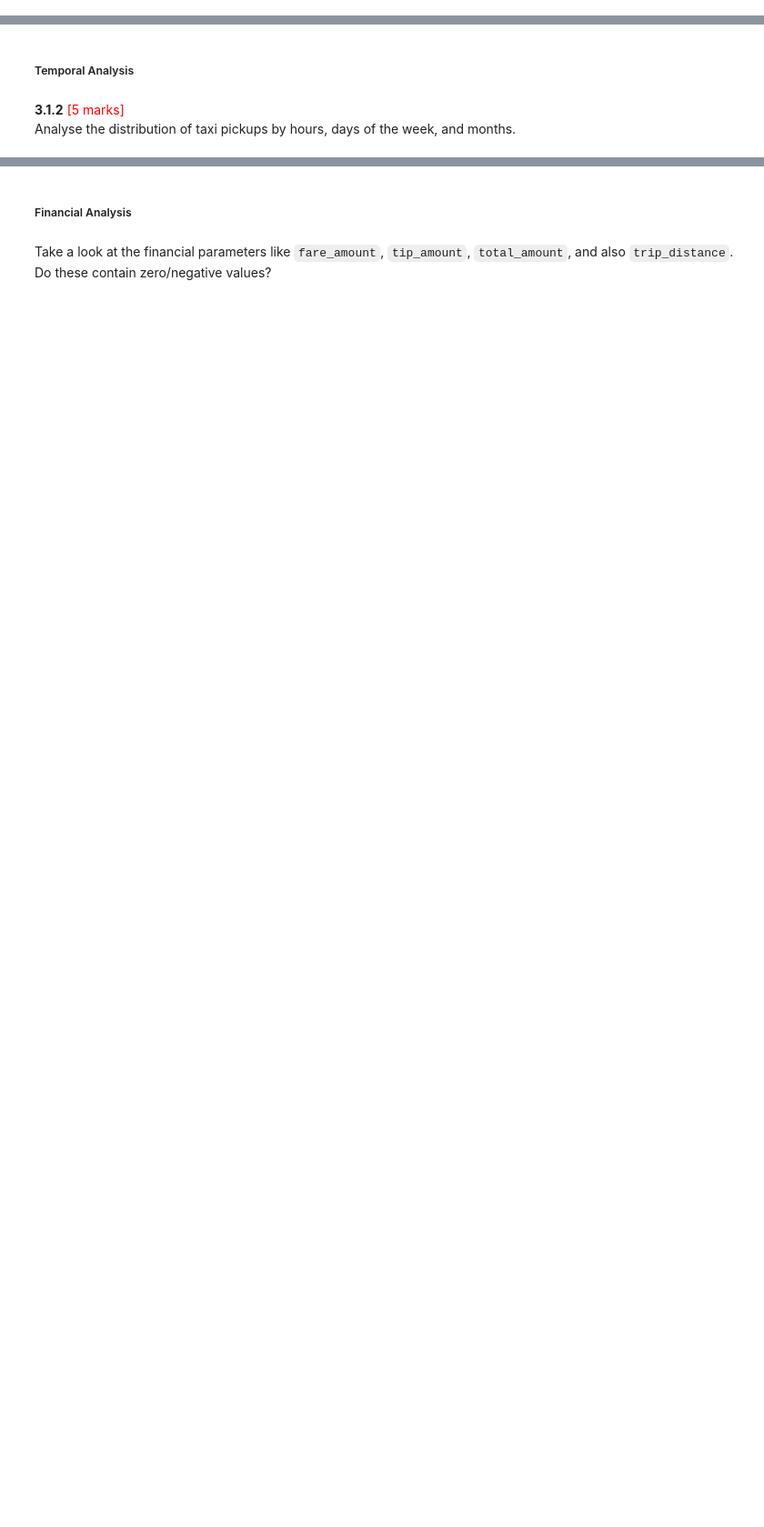
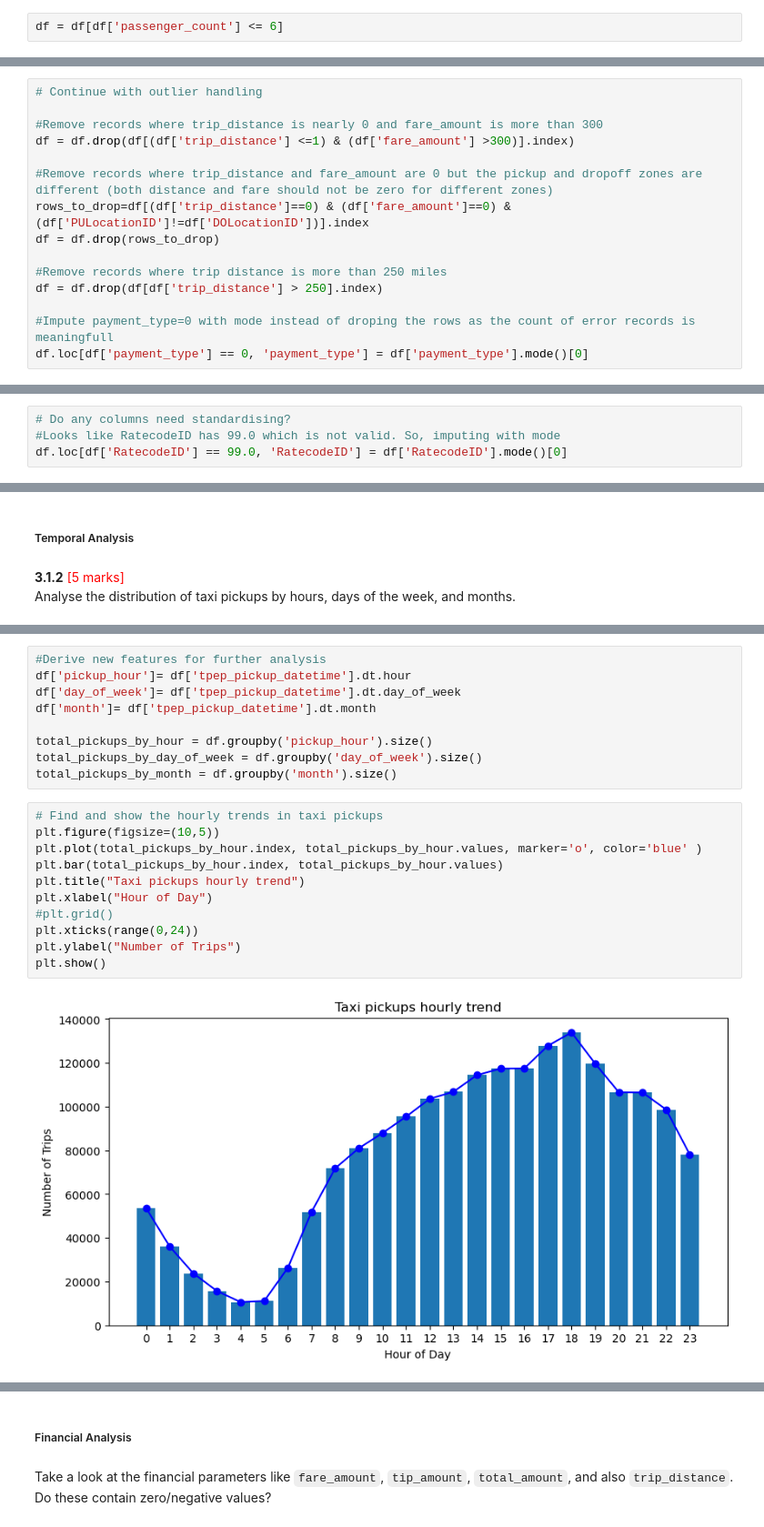
Before and after one commit to mpyar/eda_nyc_taxi, a Jupyter notebook: Analysis/EDA_Assg_NYC_Taxi_Starter.ipynb, the cells around one changed output, grey strips where cells are left out. Shown at 91% size. Cells and saved outputs as stored; diff of their text form; blank space fills up the shorter version.

```diff
--- a/Analysis/EDA_Assg_NYC_Taxi_Starter.ipynb
+++ b/Analysis/EDA_Assg_NYC_Taxi_Starter.ipynb
@@ -748,0 +807,2 @@ First, let us remove 7+ passenger counts as there are very less instances.
+# %%
+df = df[df['passenger_count'] <= 6]
@@ -748,0 +869,15 @@ First, let us remove 7+ passenger counts as there are very less instances.
+# %%
+# Continue with outlier handling
+
+#Remove records where trip_distance is nearly 0 and fare_amount is more than 300
+df = df.drop(df[(df['trip_distance'] <=1) & (df['fare_amount'] >300)].index)
+
+#Remove records where trip_distance and fare_amount are 0 but the pickup and dropoff zones are different (both distance and fare should not be zero for different zones)
+rows_to_drop=df[(df['trip_distance']==0) & (df['fare_amount']==0) & (df['PULocationID']!=df['DOLocationID'])].index
+df = df.drop(rows_to_drop)
+
+#Remove records where trip distance is more than 250 miles
+df = df.drop(df[df['trip_distance'] > 250].index)
+
+#Impute payment_type=0 with mode instead of droping the rows as the count of error records is meaningfull
+df.loc[df['payment_type'] == 0, 'payment_type'] = df['payment_type'].mode()[0]
@@ -749,3 +896,7 @@ First, let us remove 7+ passenger counts as there are very less instances.
+# %%
+# Do any columns need standardising?
+#Looks like RatecodeID has 99.0 which is not valid. So, imputing with mode
+df.loc[df['RatecodeID'] == 99.0, 'RatecodeID'] = df['RatecodeID'].mode()[0]
 # %% [markdown]
 ## **3** Exploratory Data Analysis
 <font color = red>[90 marks]</font> <br>
@@ -795,0 +962,22 @@ Analyse the distribution of taxi pickups by hours, days of the week, and months.
+# %%
+#Derive new features for further analysis
+df['pickup_hour']= df['tpep_pickup_datetime'].dt.hour
+df['day_of_week']= df['tpep_pickup_datetime'].dt.day_of_week
+df['month']= df['tpep_pickup_datetime'].dt.month
+
+total_pickups_by_hour = df.groupby('pickup_hour').size()
+total_pickups_by_day_of_week = df.groupby('day_of_week').size()
+total_pickups_by_month = df.groupby('month').size()
+# %%
+# Find and show the hourly trends in taxi pickups
+plt.figure(figsize=(10,5))
+plt.plot(total_pickups_by_hour.index, total_pickups_by_hour.values, marker='o', color='blue' )
+plt.bar(total_pickups_by_hour.index, total_pickups_by_hour.values)
+plt.title("Taxi pickups hourly trend")
+plt.xlabel("Hour of Day")
+#plt.grid()
+plt.xticks(range(0,24))
+plt.ylabel("Number of Trips")
+plt.show()
+# %% [output]
+[figure, added]
```
Also changed, not shown: parts of 33 cells of this notebook.
